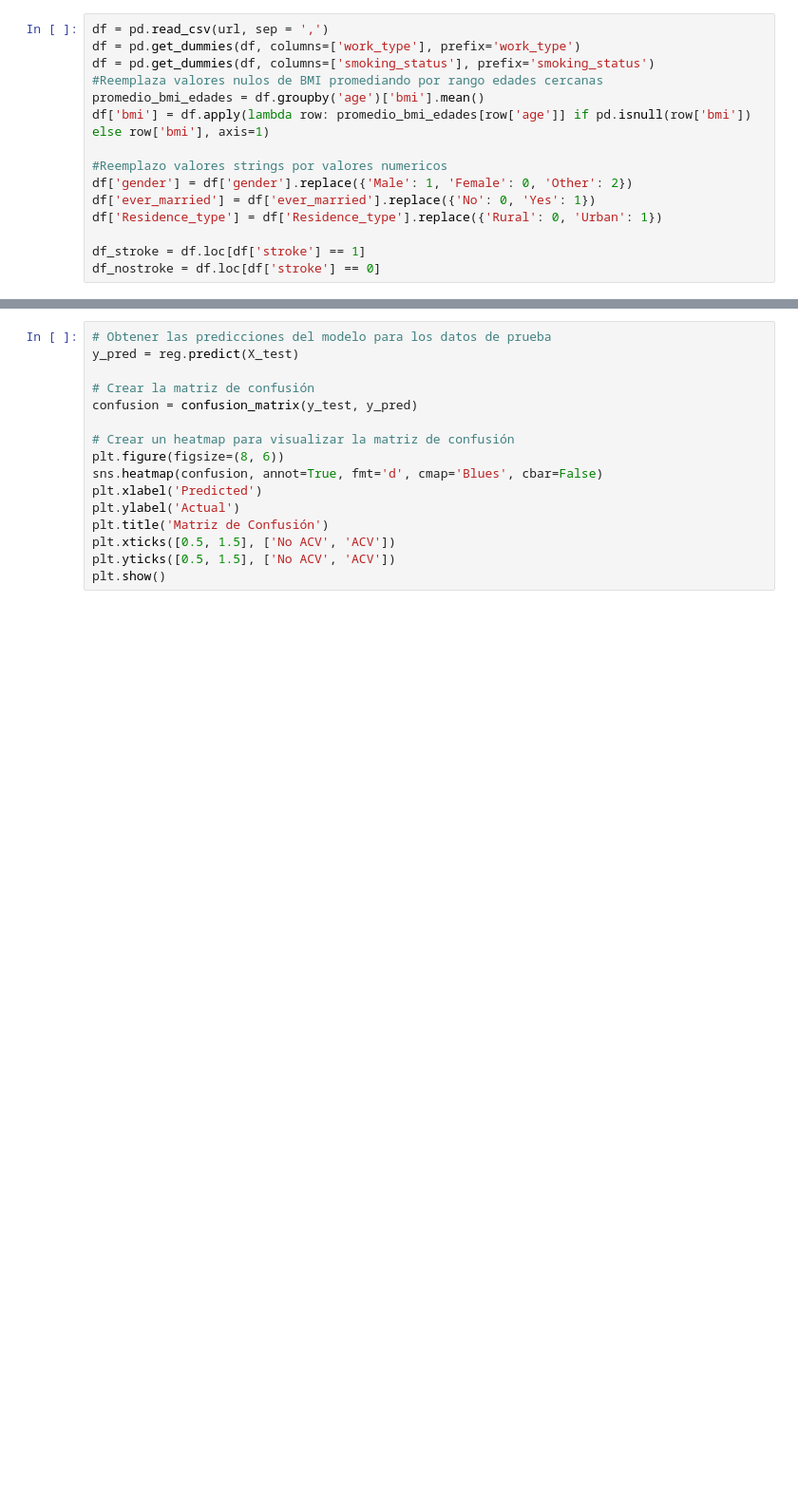
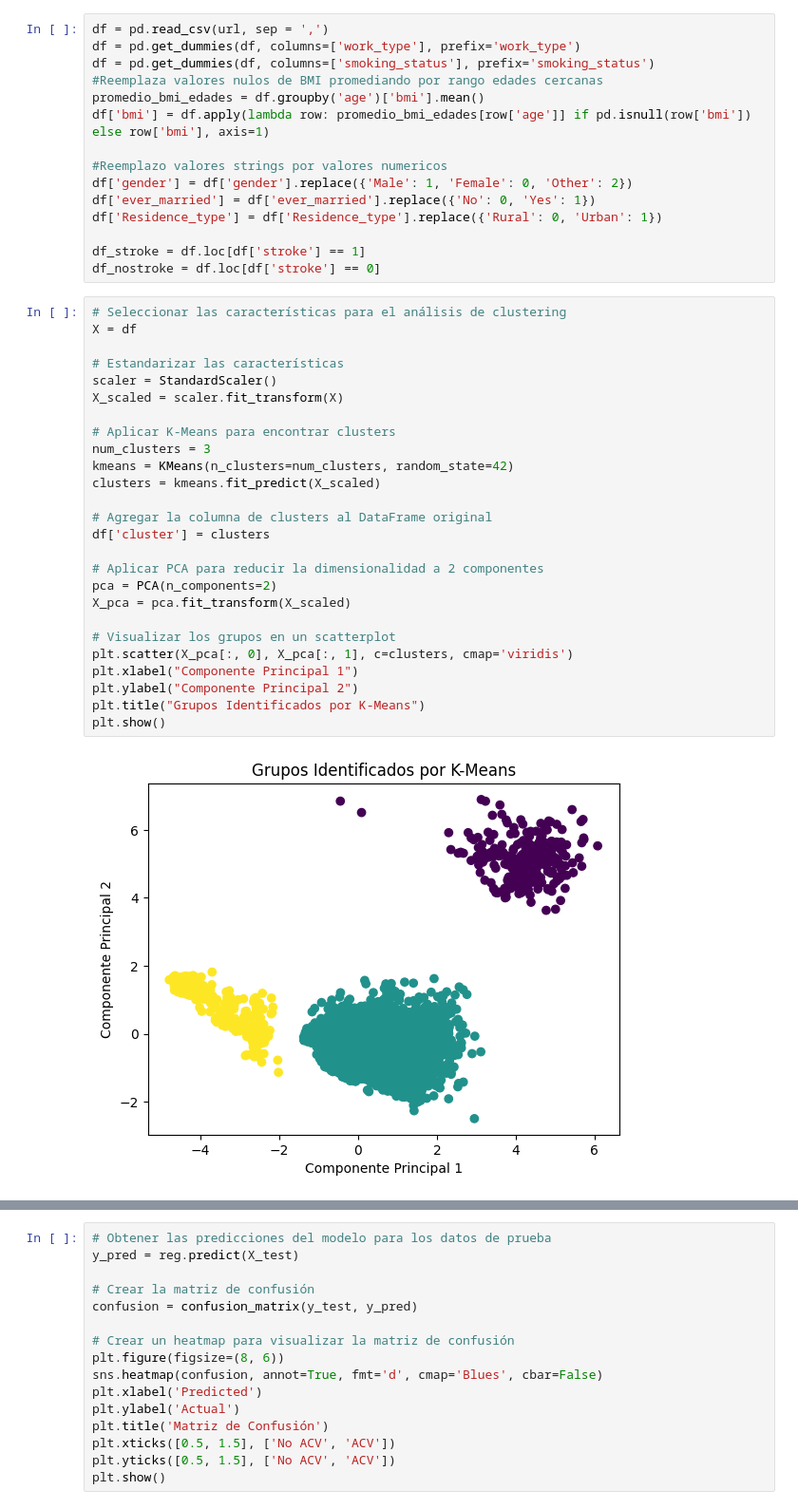
Before and after one commit to Lucassanc/Proyecto-Final-Data-Science, a Jupyter notebook: MODELO.ipynb, the cells around one changed output, grey strips where cells are left out. Shown: that part at 95% size. Saved outputs shown, nothing was run; the diff lists cells and outputs as text; blank space fills up the shorter version.

```diff
--- a/MODELO.ipynb
+++ b/MODELO.ipynb
@@ -34,4 +34,32 @@ df['Residence_type'] = df['Residence_type'].replace({'Rural': 0, 'Urban': 1})
 
 df_stroke = df.loc[df['stroke'] == 1]
 df_nostroke = df.loc[df['stroke'] == 0]
+# %%
+# Seleccionar las características para el análisis de clustering
+X = df
+
+# Estandarizar las características
+scaler = StandardScaler()
+X_scaled = scaler.fit_transform(X)
+
+# Aplicar K-Means para encontrar clusters
+num_clusters = 3
+kmeans = KMeans(n_clusters=num_clusters, random_state=42)
+clusters = kmeans.fit_predict(X_scaled)
+
+# Agregar la columna de clusters al DataFrame original
+df['cluster'] = clusters
+
+# Aplicar PCA para reducir la dimensionalidad a 2 componentes
+pca = PCA(n_components=2)
+X_pca = pca.fit_transform(X_scaled)
+
+# Visualizar los grupos en un scatterplot
+plt.scatter(X_pca[:, 0], X_pca[:, 1], c=clusters, cmap='viridis')
+plt.xlabel("Componente Principal 1")
+plt.ylabel("Componente Principal 2")
+plt.title("Grupos Identificados por K-Means")
+plt.show()
+# %% [output]
+[figure, added]
 # %%
```
Also changed, not shown: parts of 3 cells of this notebook.
